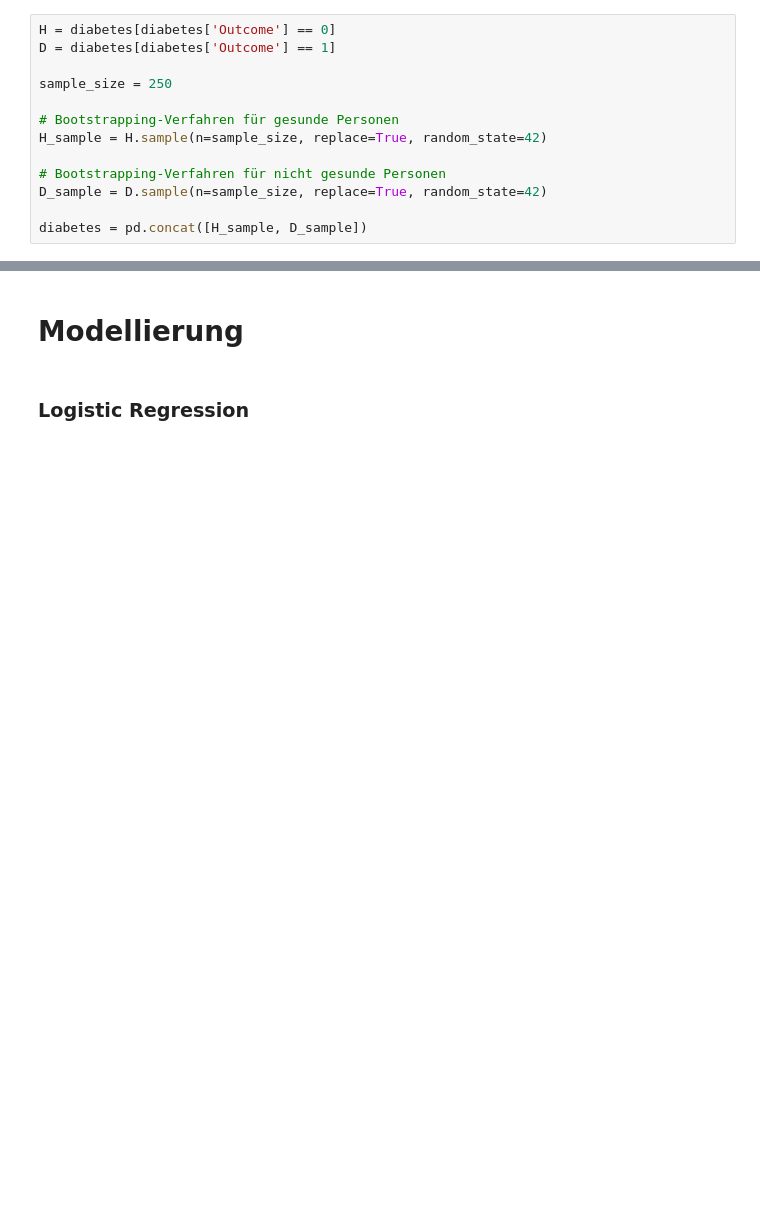
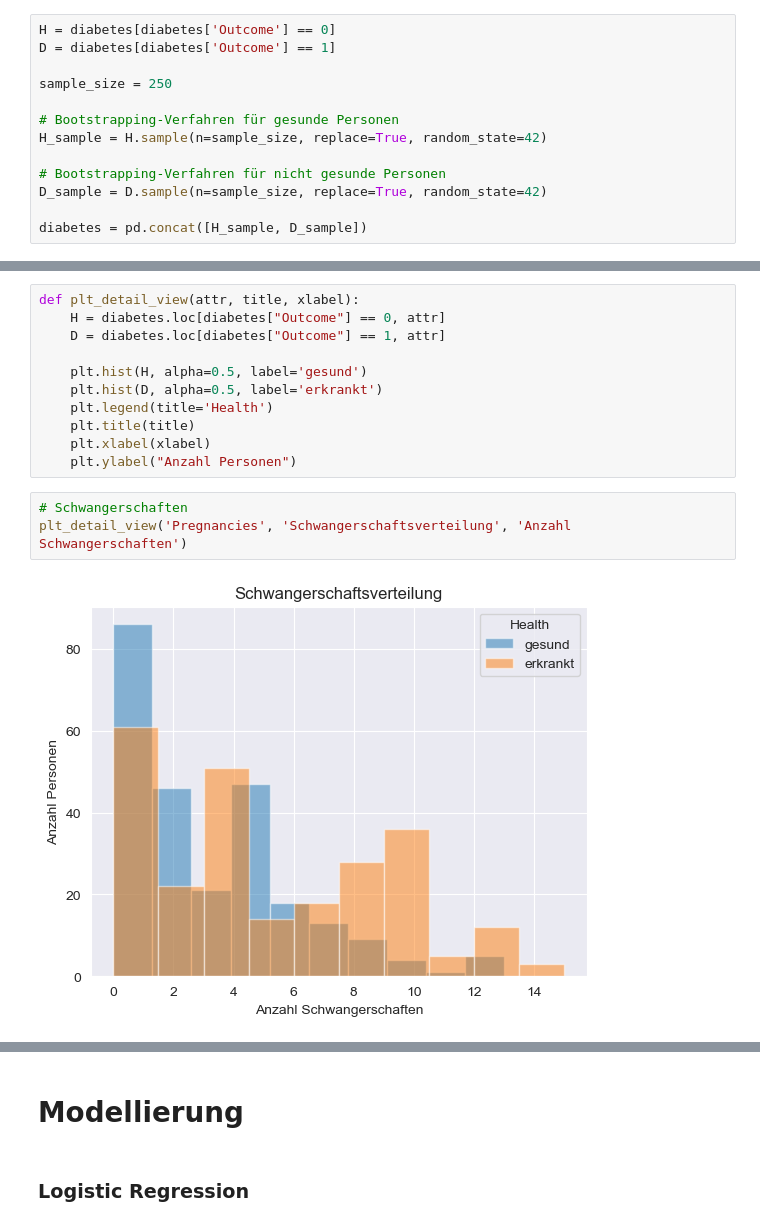
Before and after one commit to Schmiddyyy/DASC-2024, a Jupyter notebook: Abschlussaufgabe/Diabetes_DS/Diabetes_ScriptNAN.ipynb, the cells around one changed output, grey strips where cells are left out. Cells and saved outputs as stored; diff of their text form; blank space fills up the shorter version.

```diff
--- a/Abschlussaufgabe/Diabetes_DS/Diabetes_ScriptNAN.ipynb
+++ b/Abschlussaufgabe/Diabetes_DS/Diabetes_ScriptNAN.ipynb
@@ -62 +171,17 @@ def change_value(var):
+# %%
+def plt_detail_view(attr, title, xlabel):
+    H = diabetes.loc[diabetes["Outcome"] == 0, attr]
+    D = diabetes.loc[diabetes["Outcome"] == 1, attr]
+
+    plt.hist(H, alpha=0.5, label='gesund')
+    plt.hist(D, alpha=0.5, label='erkrankt')
+    plt.legend(title='Health')
+    plt.title(title)
+    plt.xlabel(xlabel)
+    plt.ylabel("Anzahl Personen")
+# %%
+# Schwangerschaften
+plt_detail_view('Pregnancies', 'Schwangerschaftsverteilung', 'Anzahl Schwangerschaften')
+# %% [output]
+[figure, added]
 # %%
```
Also changed, not shown: parts of 48 cells of this notebook.
